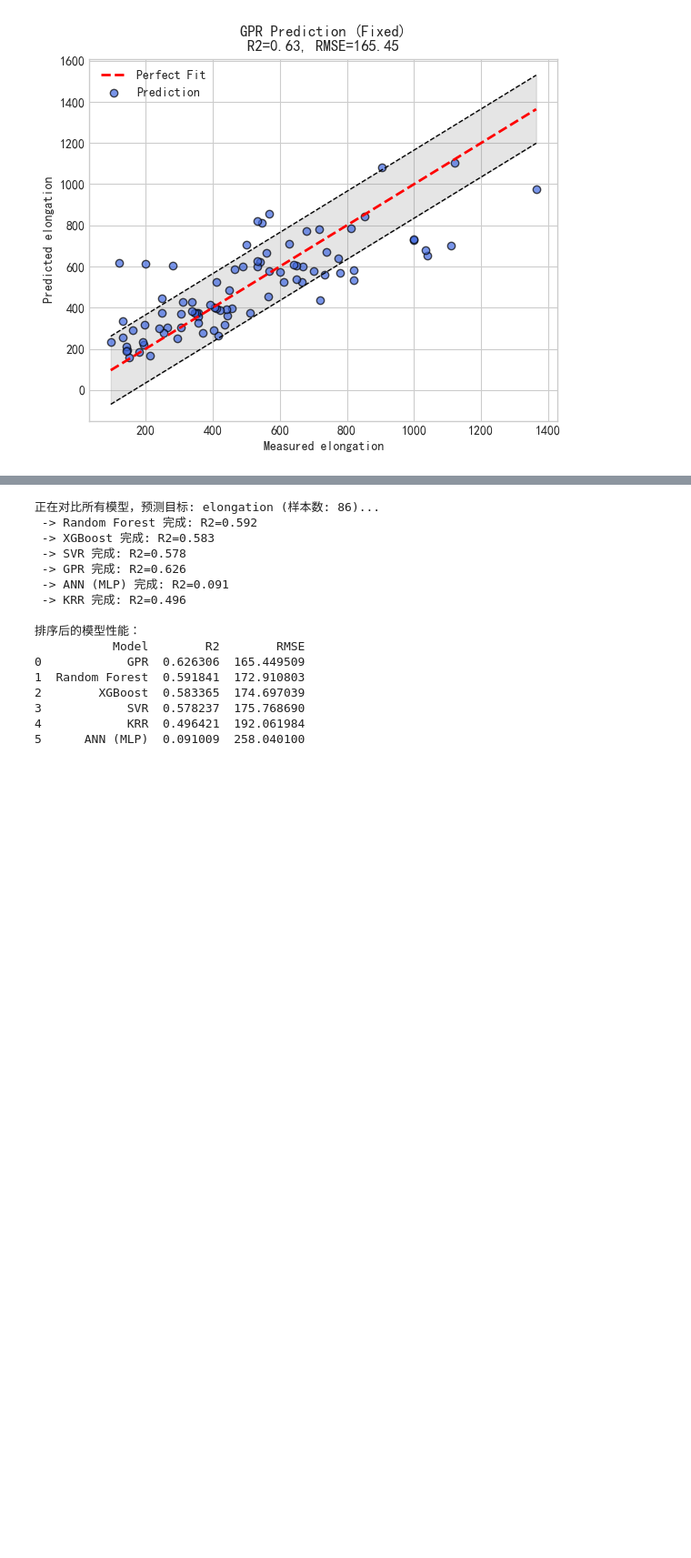
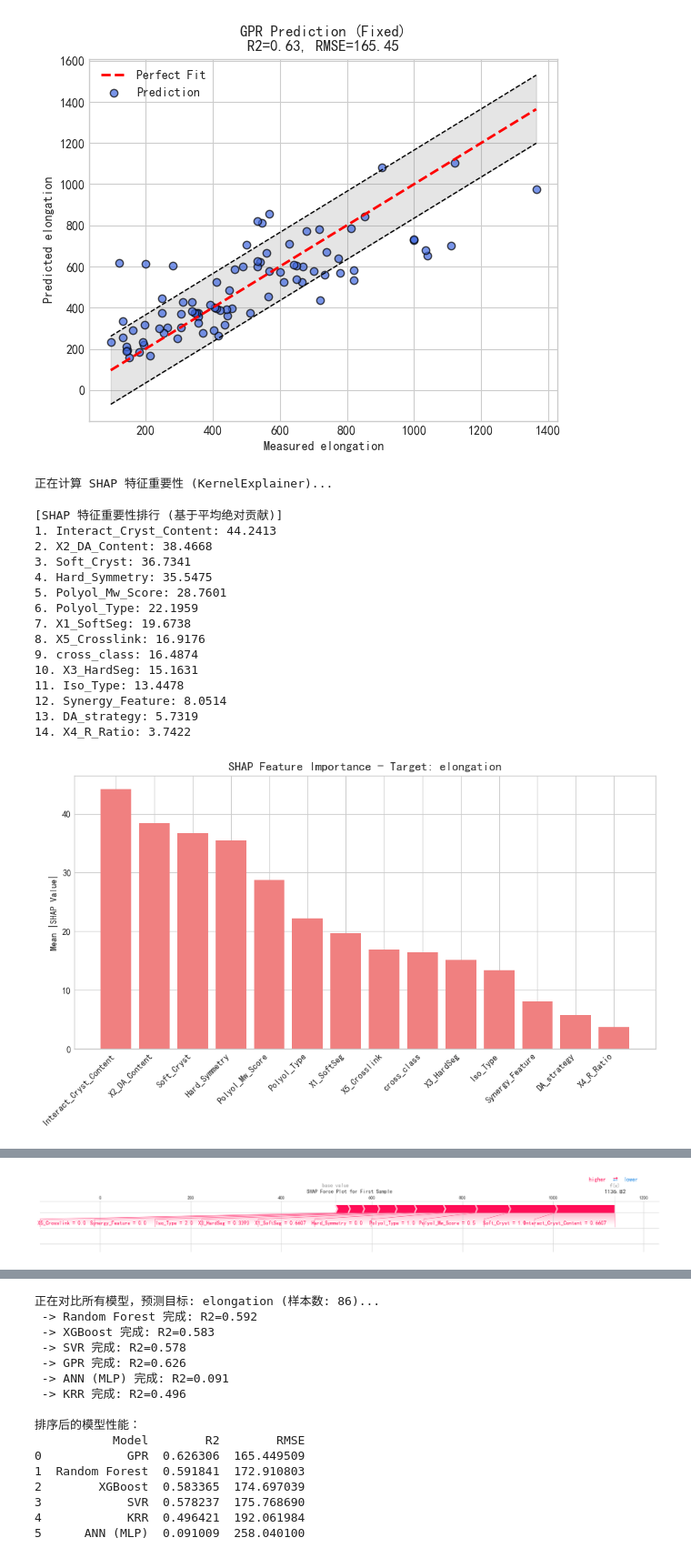
Before and after one commit to leonfighting-py/ML_DAPU, a Jupyter notebook: focast_ML_12.20_data_deletion/alghorithm_multi_12.20_elongation.ipynb, the cells around one changed output, grey strips where cells are left out. Shown at 91% size. Drawn from its saved outputs; the diff is of its cells as text; code cells hidden in the pictures; blank space fills up the shorter version.

```diff
--- a/focast_ML_12.20_data_deletion/alghorithm_multi_12.20_elongation.ipynb
+++ b/focast_ML_12.20_data_deletion/alghorithm_multi_12.20_elongation.ipynb
@@ -154,3 +154,77 @@ plt.show()
 R2 Score: 0.6263
 RMSE: 165.4495
 [figure]
+# %%
+# SHAP 特征重要性分析
+import shap
+import numpy as np
+import matplotlib.pyplot as plt
+
+# 全量拟合一次模型 (已存在)
+gpr_model.fit(X, y)
+
+print("\n正在计算 SHAP 特征重要性 (KernelExplainer)...")
+
+# 为 KernelExplainer 准备背景数据集 (训练数据的摘要，建议100-500样本以加速)
+X_train_summary = shap.kmeans(X, k=30).data  # k=50 可根据数据规模调整
+
+# 创建 KernelExplainer，针对 gpr_model.predict 函数
+explainer = shap.KernelExplainer(gpr_model.predict, X_train_summary)
+
+# 计算测试集或全集 X 的 SHAP 值 (可指定 nsamples=1000 以平衡速度和精度)
+shap_values = explainer.shap_values(X, nsamples=1000)  # 对于回归，返回 (n_samples, n_features) 数组
+
+# SHAP 值即为每个样本每个特征的贡献
+# 计算全局特征重要性：平均绝对 SHAP 值
+shap_importances = np.abs(shap_values).mean(axis=0)
+indices = np.argsort(shap_importances)[::-1]
+
+print("\n[SHAP 特征重要性排行 (基于平均绝对贡献)]")
+top_features_shap = []
+for i in range(len(features)):
+    idx = indices[i]
+    print(f"{i+1}. {features[idx]}: {shap_importances[idx]:.4f}")
+    top_features_shap.append((features[idx], shap_importances[idx]))
+
+# 特征重要性图绘制 (类似原代码风格)
+plt.figure(figsize=(10, 6))
+plt.title(f"SHAP Feature Importance - Target: {target_col}", fontsize=14)
+plt.bar(range(len(top_features_shap)), [val for name, val in top_features_shap],
+        color='lightcoral', align="center")
+plt.xticks(range(len(top_features_shap)), [name for name, val in top_features_shap],
+           rotation=45, ha='right')
+plt.ylabel("Mean |SHAP Value|")
+plt.tight_layout()
+plt.show()
+
+# 可选：SHAP summary plot (beeswarm 图，更丰富可视化)
+shap.summary_plot(shap_values, X, feature_names=features, show=False)
+plt.title(f"SHAP Summary Plot - Target: {target_col}")
+plt.tight_layout()
+plt.show()
+
+# 可选：单个样本 force plot 示例 (第一个样本)
+shap.initjs()  # Jupyter 需此初始化
+shap.force_plot(explainer.expected_value, shap_values[0], X.iloc[0] if hasattr(X, 'iloc') else X[0],
+                feature_names=features, matplotlib=True, show=False)
+plt.title("SHAP Force Plot for First Sample")
+plt.tight_layout()
+plt.show()
+# %% [output]
+正在计算 SHAP 特征重要性 (KernelExplainer)...
+[SHAP 特征重要性排行 (基于平均绝对贡献)]
+1. Interact_Cryst_Content: 44.2413
+2. X2_DA_Content: 38.4668
+3. Soft_Cryst: 36.7341
+4. Hard_Symmetry: 35.5475
+5. Polyol_Mw_Score: 28.7601
+6. Polyol_Type: 22.1959
+7. X1_SoftSeg: 19.6738
+8. X5_Crosslink: 16.9176
+9. cross_class: 16.4874
+10. X3_HardSeg: 15.1631
+11. Iso_Type: 13.4478
+12. Synergy_Feature: 8.0514
+13. DA_strategy: 5.7319
+14. X4_R_Ratio: 3.7422
+[figure, added]
@@ -157,3 +233,4 @@ RMSE: 165.4495
+[figure, added]
 # %%
 #GPR
 # 计算特征重要性
```
Also changed, not shown: parts of 2 cells of this notebook, 12 other files.
